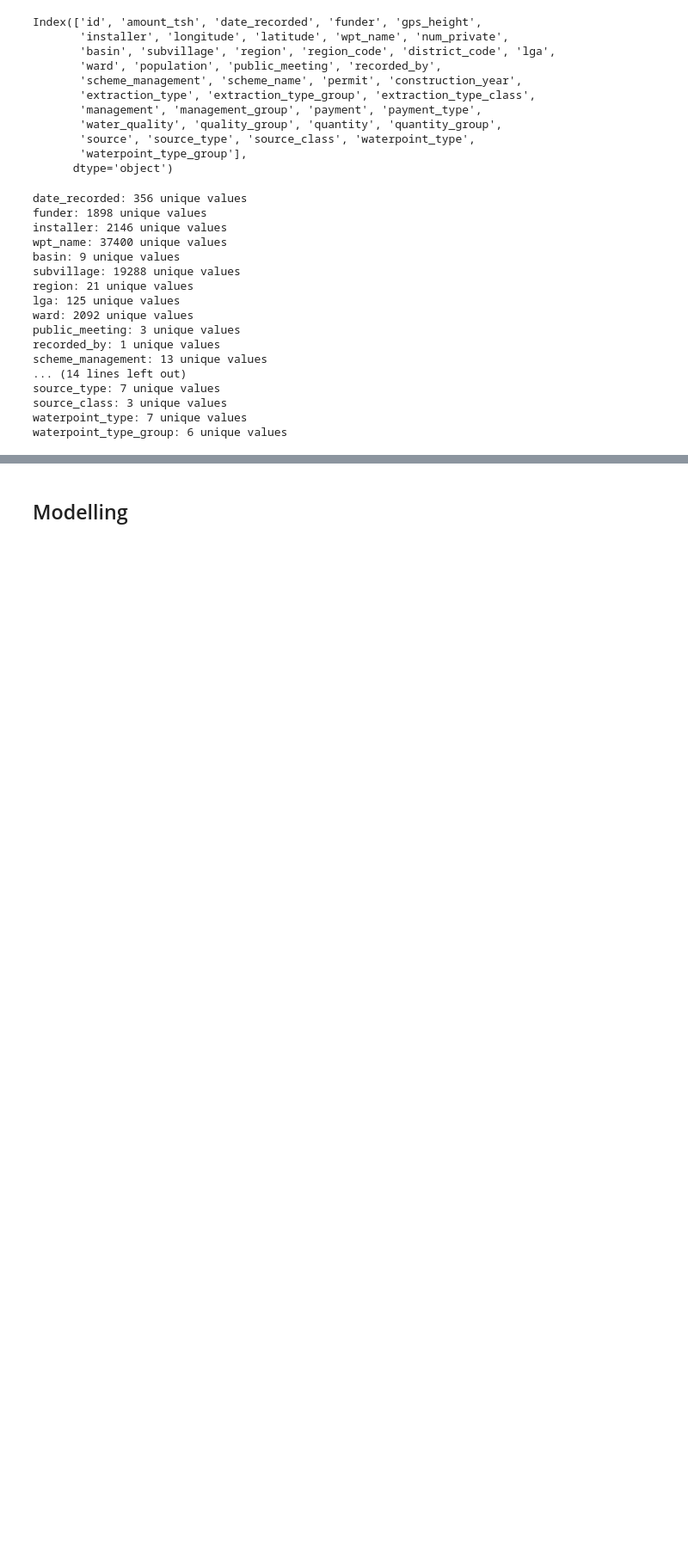
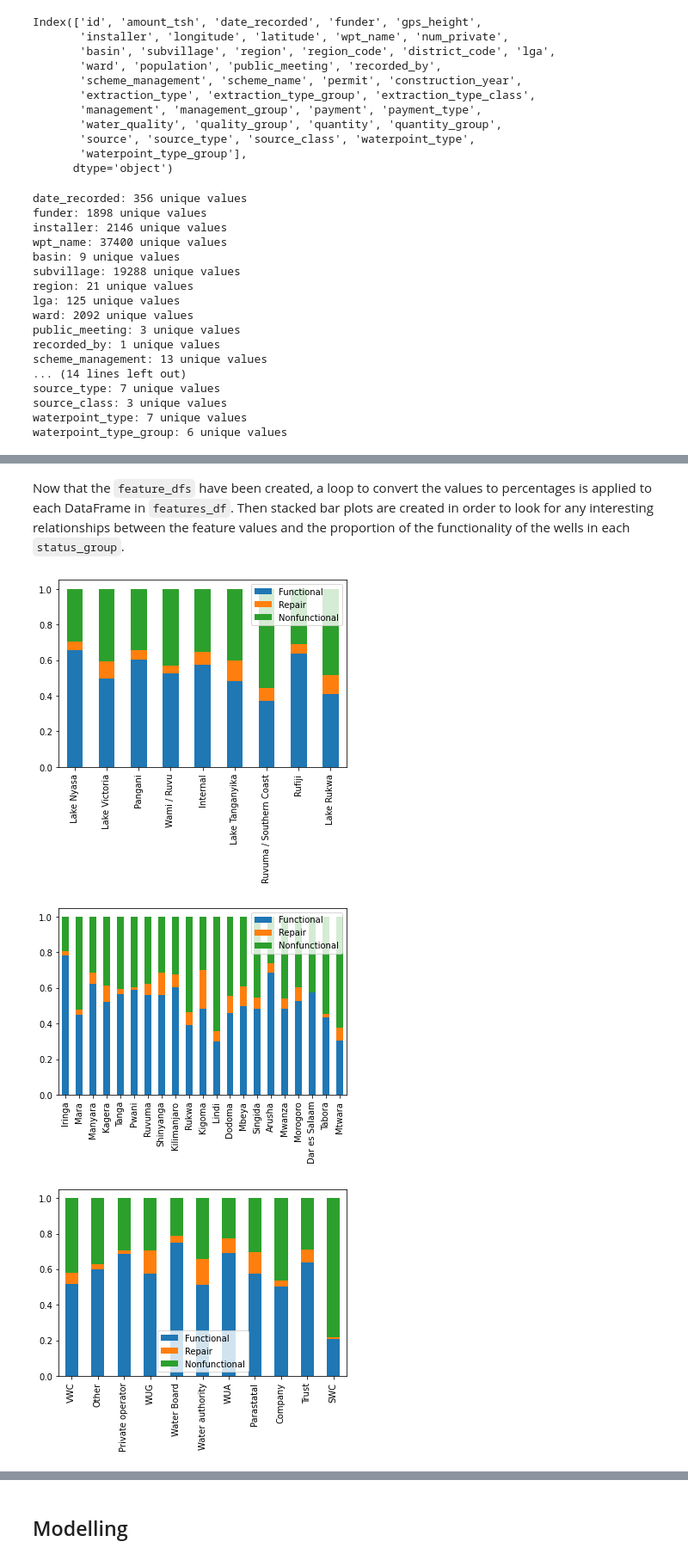
Before and after one commit to bmsienk/Tanzanian-Water-Pump-Analysis-with-Machine-Learning, a Jupyter notebook: Final_Analysis.ipynb, the cells around one changed output, grey strips where cells are left out. Shown at 86% size. Cells and saved outputs as stored; diff of their text form; code cells hidden in the pictures; blank space fills up the shorter version.

```diff
--- a/Final_Analysis.ipynb
+++ b/Final_Analysis.ipynb
@@ -259,3 +336,38 @@ feature_dfs = [
+# %% [markdown]
+Now that the `feature_dfs` have been created, a loop to convert the values to percentages is applied to each DataFrame in `features_df`. Then stacked bar plots are created in order to look for any interesting relationships between the feature values and the proportion of the functionality of the wells in each `status_group`.
+# %%
+index = 0
+
+#creates an index for the below nested loop
+
+for df in feature_dfs:
+    for column in df:
+
+#loop over each df in the feature_df list and then
+#looping over each individual column in the df
+
+        column_sum = sum(df[column])
+
+#taking the sum of the column and assigning it to
+#the variable column sum
+
+        for status_count in df[column]:
+            df.replace(df[column][index], status_count/column_sum, inplace=True)
+
+#looping over each value in the columns and replacing
+#the value with the percentage of the column
+
+            index += 1
+            if index == 3:
+                index = 0
+
+#since there are only 3 rows, when index reaches 3 it
+#resets so that it can replace the correct values in the
+#next column
 # %%
 for df in feature_dfs:
-    df.dropna(inplace=True)
+    df.T.plot.bar(stacked=True)
+# %% [output]
+[figure, added]
+[figure, added]
+[figure, added]
```
Also changed, not shown: parts of 67 cells of this notebook, 10 other files.
